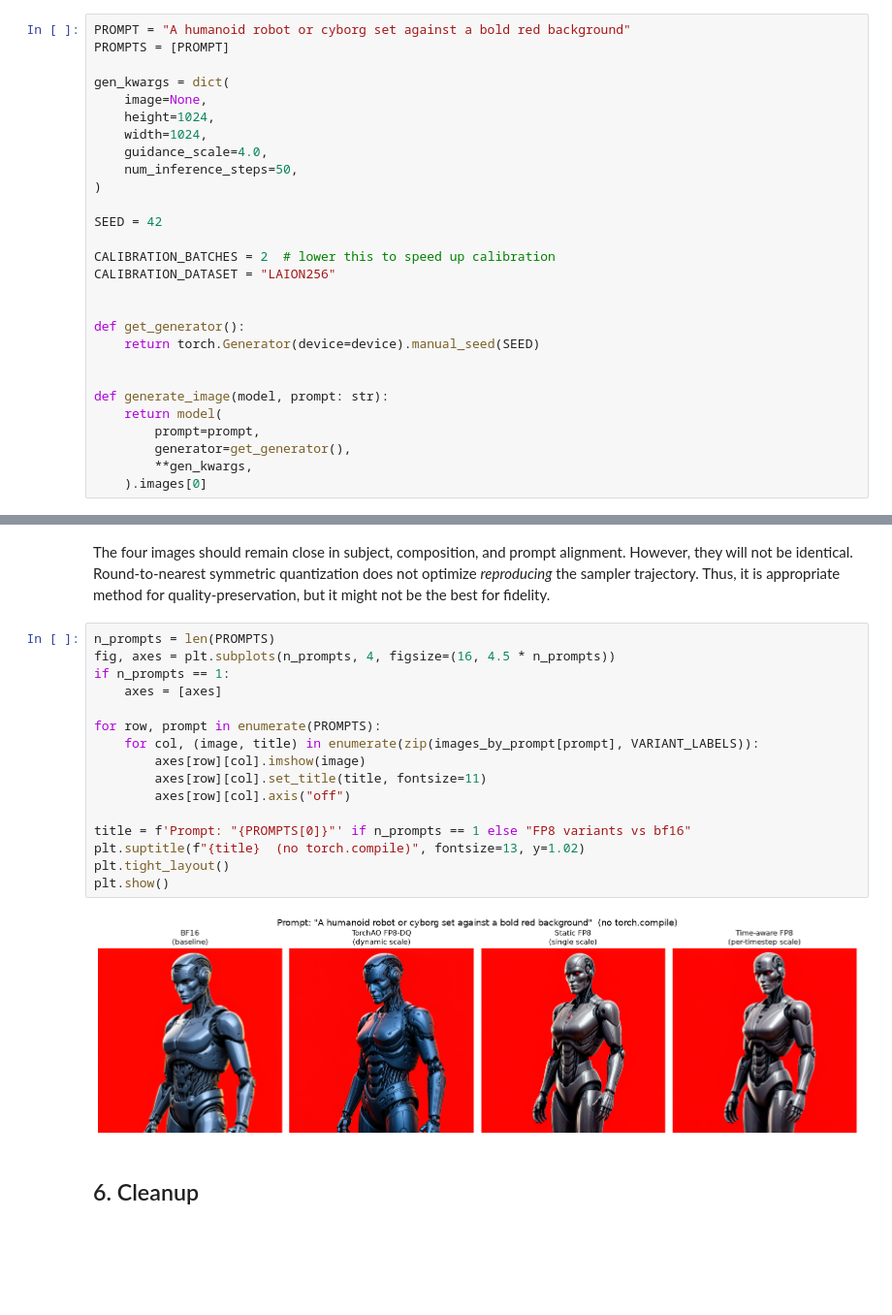
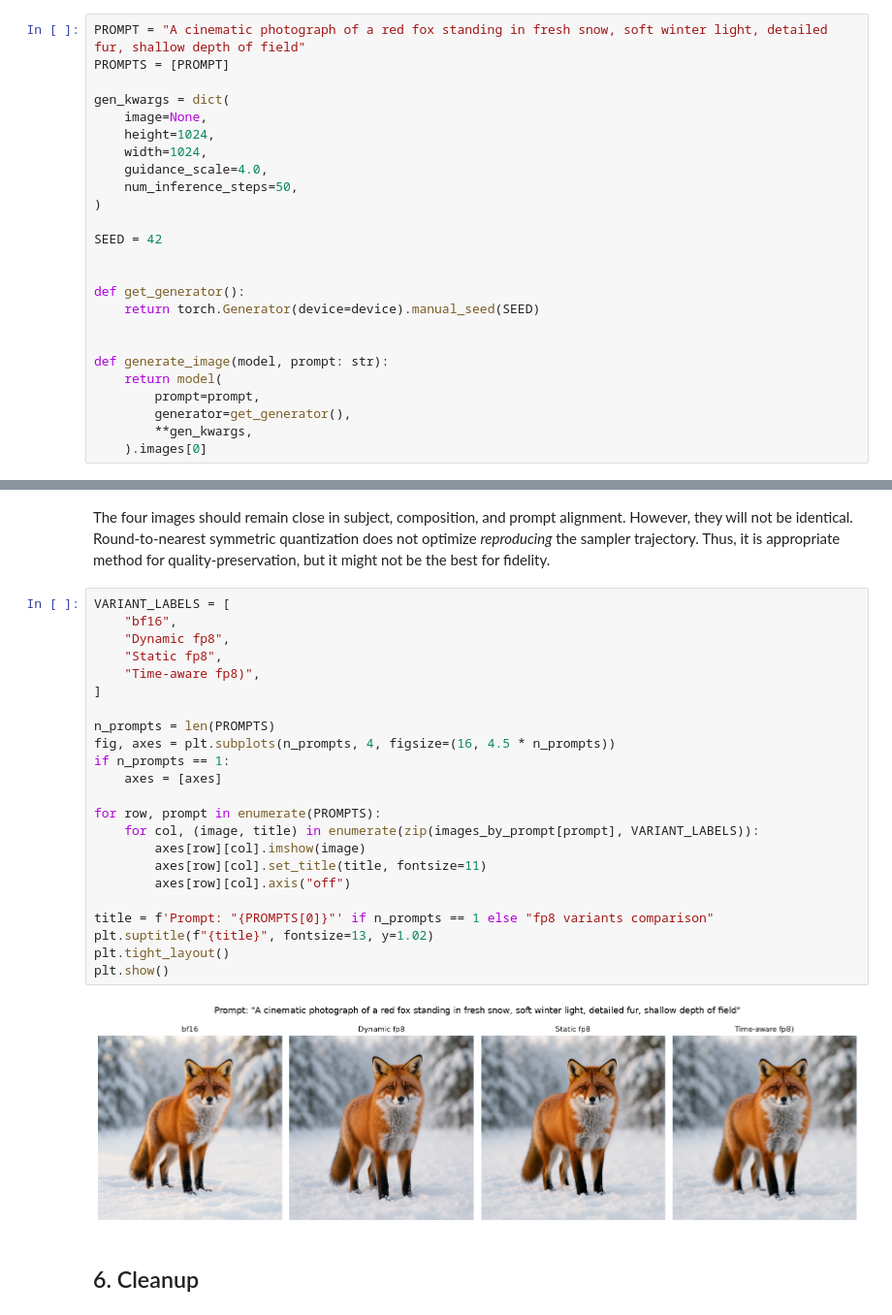
Before and after one commit to PrunaAI/pruna, a Jupyter notebook: docs/tutorials/fp8_static_time_aware_diffusers.ipynb, the cells around one changed output, grey strips where cells are left out. Shown at 97% size. Saved outputs shown, nothing was run; the diff lists cells and outputs as text; blank space fills up the shorter version.

Commit message:
refactor: improve tutorial for static quantization

```diff
--- a/docs/tutorials/fp8_static_time_aware_diffusers.ipynb
+++ b/docs/tutorials/fp8_static_time_aware_diffusers.ipynb
@@ -117,5 +105,5 @@ We **do not** enable `torch.compile` for the visual check. Compilation reveals t
 # %%
-PROMPT = "A humanoid robot or cyborg set against a bold red background"
+PROMPT = "A cinematic photograph of a red fox standing in fresh snow, soft winter light, detailed fur, shallow depth of field"
 PROMPTS = [PROMPT]
 
 gen_kwargs = dict(
@@ -128,9 +116,6 @@ gen_kwargs = dict(
 
 SEED = 42
 
-CALIBRATION_BATCHES = 2  # lower this to speed up calibration
-CALIBRATION_DATASET = "LAION256"
-
 
 def get_generator():
     return torch.Generator(device=device).manual_seed(SEED)
@@ -287,23 +264,30 @@ Visual generations complete.
 # %% [markdown]
 The four images should remain close in subject, composition, and prompt alignment. However, they will not be identical. Round-to-nearest symmetric quantization does not optimize _reproducing_ the sampler trajectory. Thus, it is appropriate method for quality-preservation, but it might not be the best for fidelity.
 # %%
+VARIANT_LABELS = [
+    "bf16",
+    "Dynamic fp8",
+    "Static fp8",
+    "Time-aware fp8)",
+]
+
 n_prompts = len(PROMPTS)
 fig, axes = plt.subplots(n_prompts, 4, figsize=(16, 4.5 * n_prompts))
 if n_prompts == 1:
     axes = [axes]
 
 for row, prompt in enumerate(PROMPTS):
     for col, (image, title) in enumerate(zip(images_by_prompt[prompt], VARIANT_LABELS)):
         axes[row][col].imshow(image)
         axes[row][col].set_title(title, fontsize=11)
         axes[row][col].axis("off")
 
-title = f'Prompt: "{PROMPTS[0]}"' if n_prompts == 1 else "FP8 variants vs bf16"
-plt.suptitle(f"{title}  (no torch.compile)", fontsize=13, y=1.02)
+title = f'Prompt: "{PROMPTS[0]}"' if n_prompts == 1 else "fp8 variants comparison"
+plt.suptitle(f"{title}", fontsize=13, y=1.02)
 plt.tight_layout()
 plt.show()
 # %% [output]
-[figure, old version]
+[figure, new version]
 # %% [markdown]
 ## 6. Cleanup
 # %%
```
Also changed, not shown: parts of 19 cells of this notebook.
